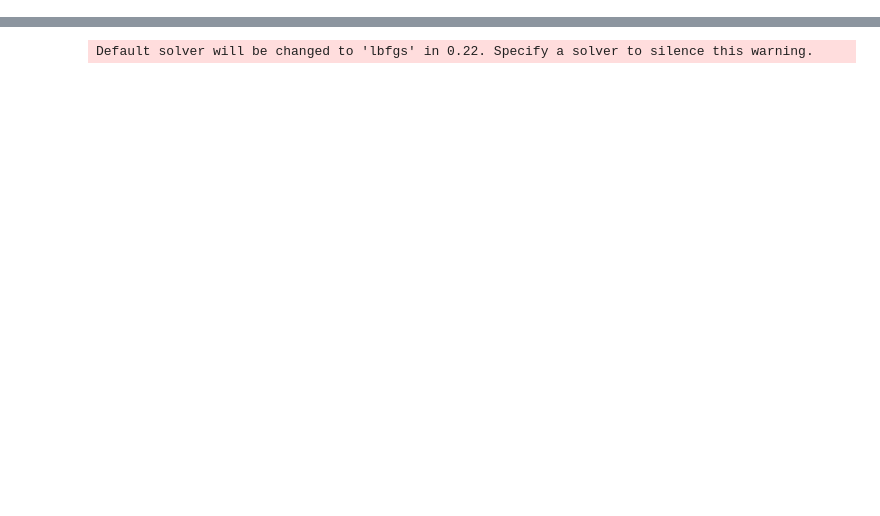
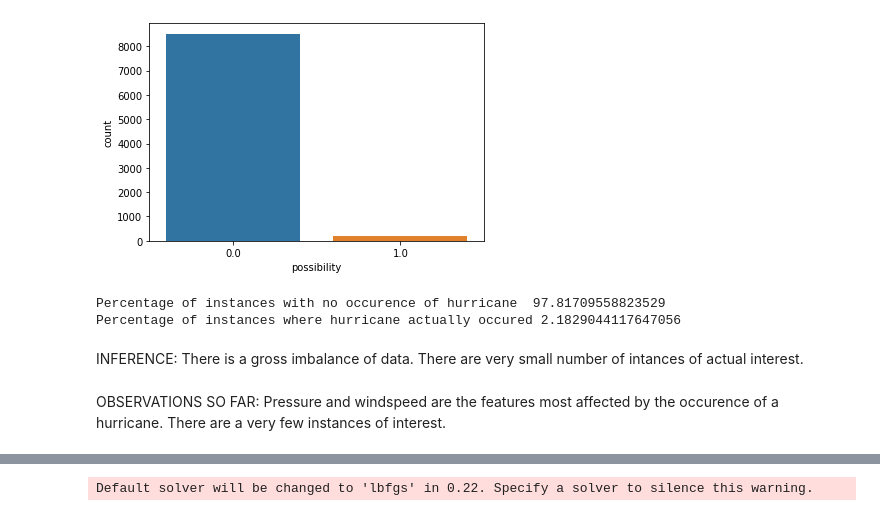
Before and after one commit to ishwarc404/Weather_Prediction_DataAnalytics, a Jupyter notebook: MODEL/Logistic/Logistic.ipynb, the cells around one changed output, grey strips where cells are left out. Drawn from its saved outputs; the diff is of its cells as text; code cells hidden in the pictures; blank space fills up the shorter version.

```diff
--- a/MODEL/Logistic/Logistic.ipynb
+++ b/MODEL/Logistic/Logistic.ipynb
@@ -72,0 +93,22 @@ Text(0, 0.5, 'pressure')
+# %%
+sns.countplot(x='possibility',data=df_b7)
+plt.show()
+# %% [output]
+[figure, added]
+# %%
+count_no_sub = len(y1[y1==0])
+count_sub = len(y1[y1==1])
+pct_of_no_sub = count_no_sub/(count_no_sub+count_sub)
+print("Percentage of instances with no occurence of hurricane ", pct_of_no_sub*100)
+pct_of_sub = count_sub/(count_no_sub+count_sub)
+print("Percentage of instances where hurricane actually occured", pct_of_sub*100)
+# %% [output]
+Percentage of instances with no occurence of hurricane  97.81709558823529
+Percentage of instances where hurricane actually occured 2.1829044117647056
+# %% [markdown]
+INFERENCE:
+There is a gross imbalance of data. There are very small number of intances of actual interest.
+# %% [markdown]
+OBSERVATIONS SO FAR:
+Pressure and windspeed are the features most affected by the occurence of a hurricane.
+There are a very few instances of interest.
```
Also changed, not shown: parts of 24 cells of this notebook, 3 other files.
